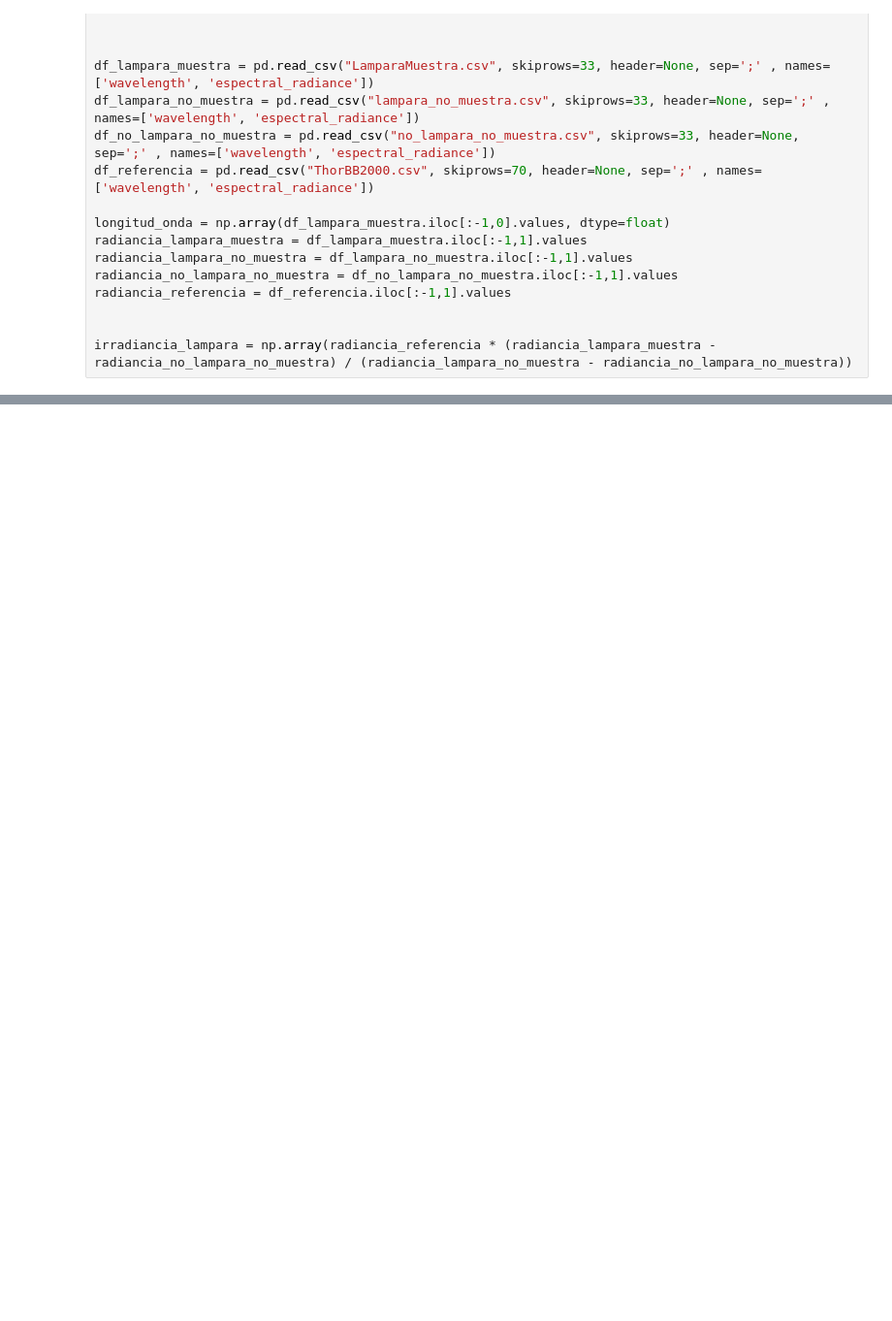
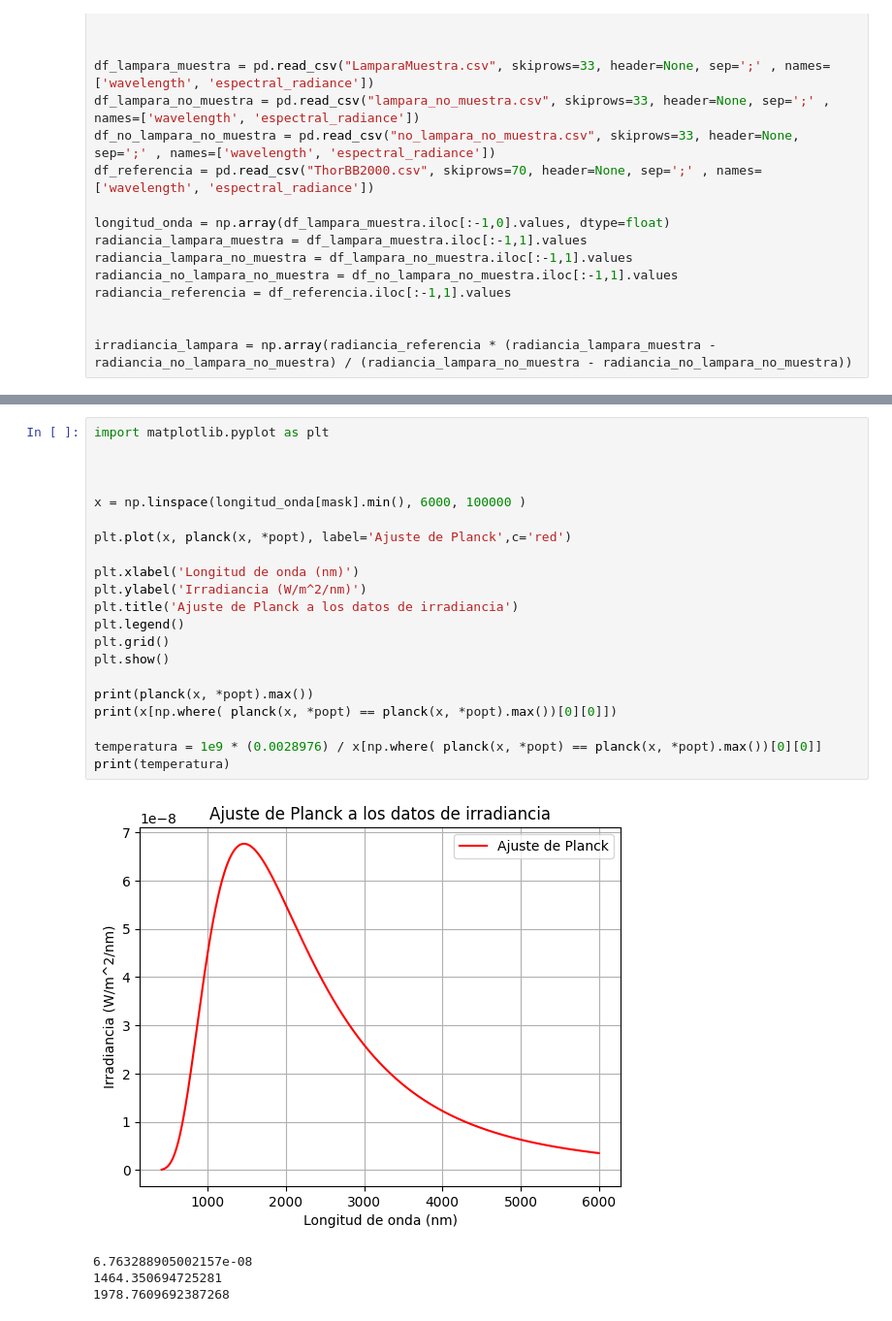
Before and after one commit to JosetoCa/Experimental-IV, a Jupyter notebook: Planck/Untitled-1.ipynb, the cells around one changed output, grey strips where cells are left out. Shown at 97% size. Drawn from its saved outputs; the diff is of its cells as text; blank space fills up the shorter version.

```diff
--- a/Planck/Untitled-1.ipynb
+++ b/Planck/Untitled-1.ipynb
@@ -53,0 +109,26 @@ np.float64(321.6131287)
+# %%
+import matplotlib.pyplot as plt
+
+
+
+x = np.linspace(longitud_onda[mask].min(), 6000, 100000 )
+
+plt.plot(x, planck(x, *popt), label='Ajuste de Planck',c='red')
+
+plt.xlabel('Longitud de onda (nm)')
+plt.ylabel('Irradiancia (W/m^2/nm)')
+plt.title('Ajuste de Planck a los datos de irradiancia')
+plt.legend()
+plt.grid()
+plt.show()
+
+print(planck(x, *popt).max())
+print(x[np.where( planck(x, *popt) == planck(x, *popt).max())[0][0]])
+
+temperatura = 1e9 * (0.0028976) / x[np.where( planck(x, *popt) == planck(x, *popt).max())[0][0]]
+print(temperatura)
+# %% [output]
+[figure, added]
+6.763288905002157e-08
+1464.350694725281
+1978.7609692387268
```
Also changed, not shown: parts of 5 cells of this notebook.
